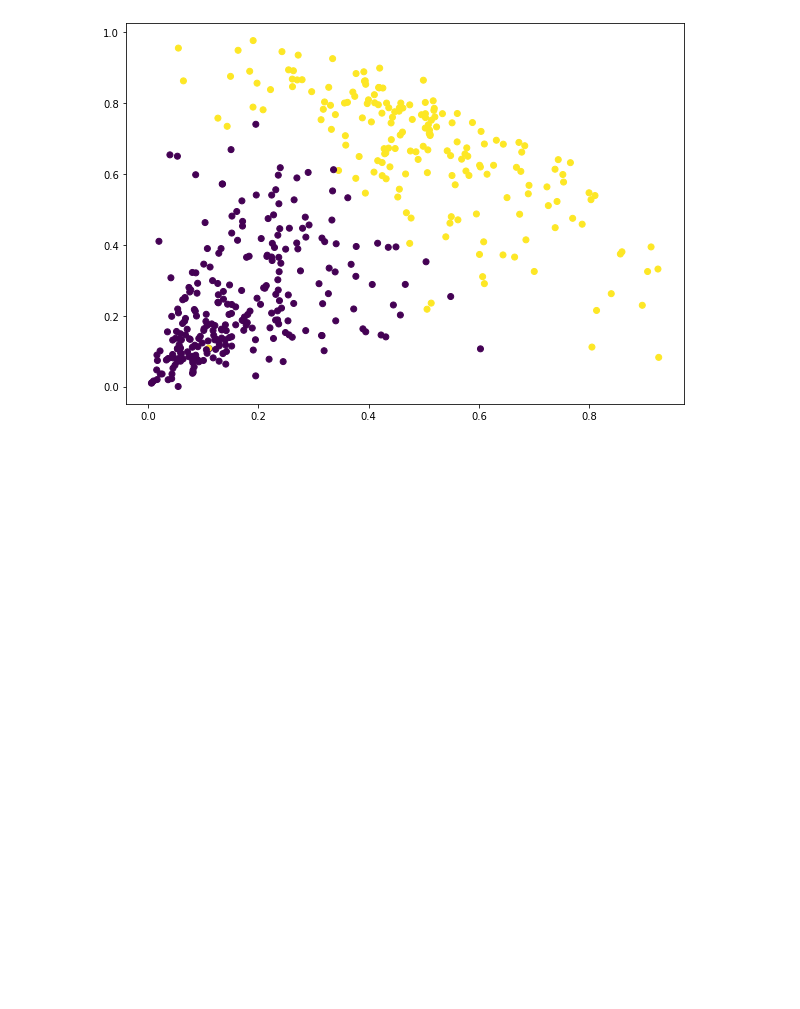
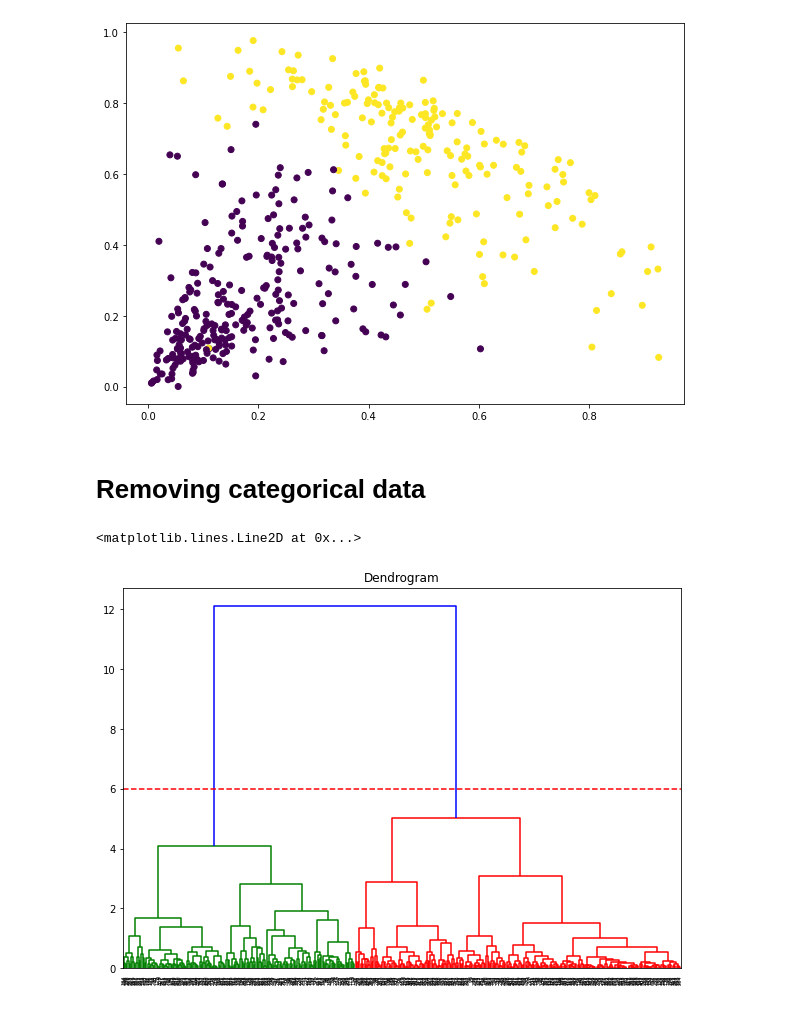
Before and after one commit to yashpal-byte/data_science, a Jupyter notebook: hierarchical_wholesale.ipynb, the cells around one changed output. Saved outputs shown, nothing was run; the diff lists cells and outputs as text; code cells hidden in the pictures; blank space fills up the shorter version.

```diff
--- a/hierarchical_wholesale.ipynb
+++ b/hierarchical_wholesale.ipynb
@@ -106,3 +106,15 @@ plt.scatter(data_scale['Milk'], data_scale['Grocery'], c= cluster.labels_)
 # %% [output]
 <matplotlib.collections.PathCollection at 0x...>
 [figure]
+# %% [markdown]
+# Removing categorical data
+# %%
+scaled = data_scale.iloc[:,2:]
+# %%
+plt.figure(figsize = (10,7))
+plt.title('Dendrogram')
+d = shc.dendrogram(shc.linkage(scaled, method = 'ward'))
+plt.axhline(y = 6 , color = 'r', linestyle = '--')
+# %% [output]
+<matplotlib.lines.Line2D at 0x...>
+[figure, added]
```
Also changed, not shown: parts of 1 cell of this notebook.
